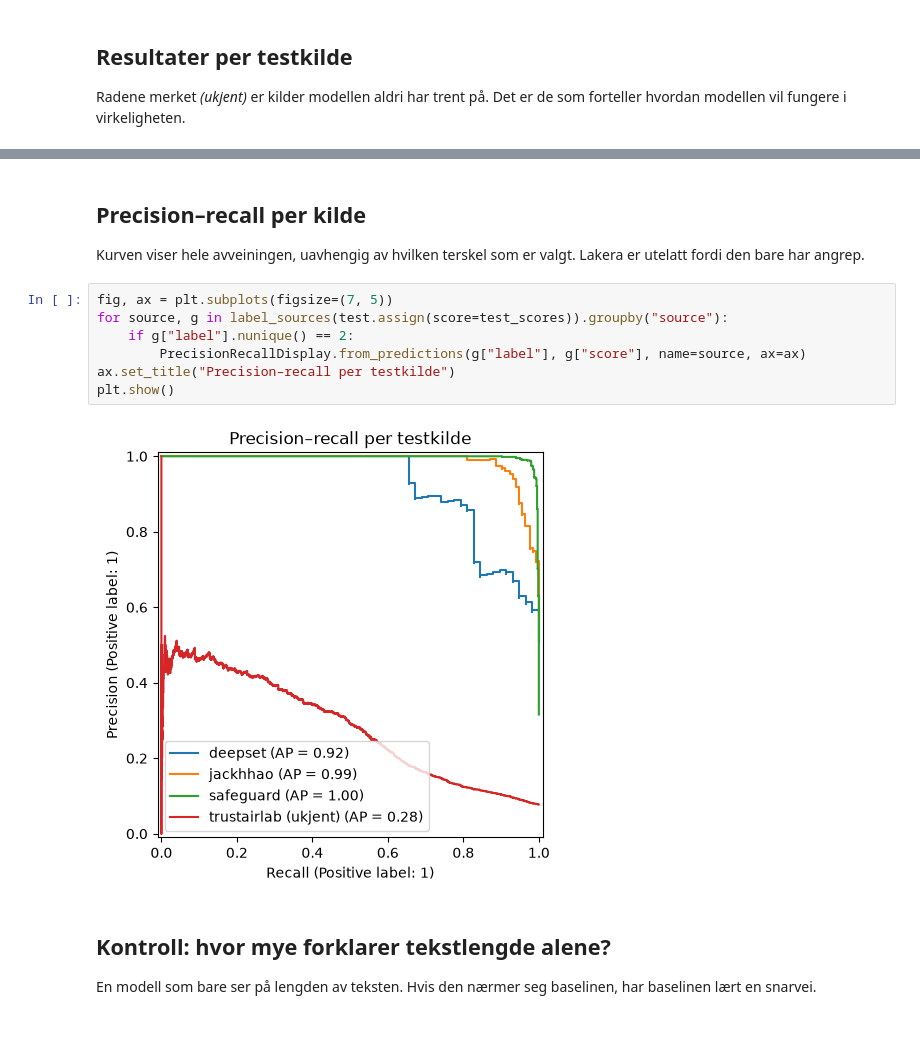
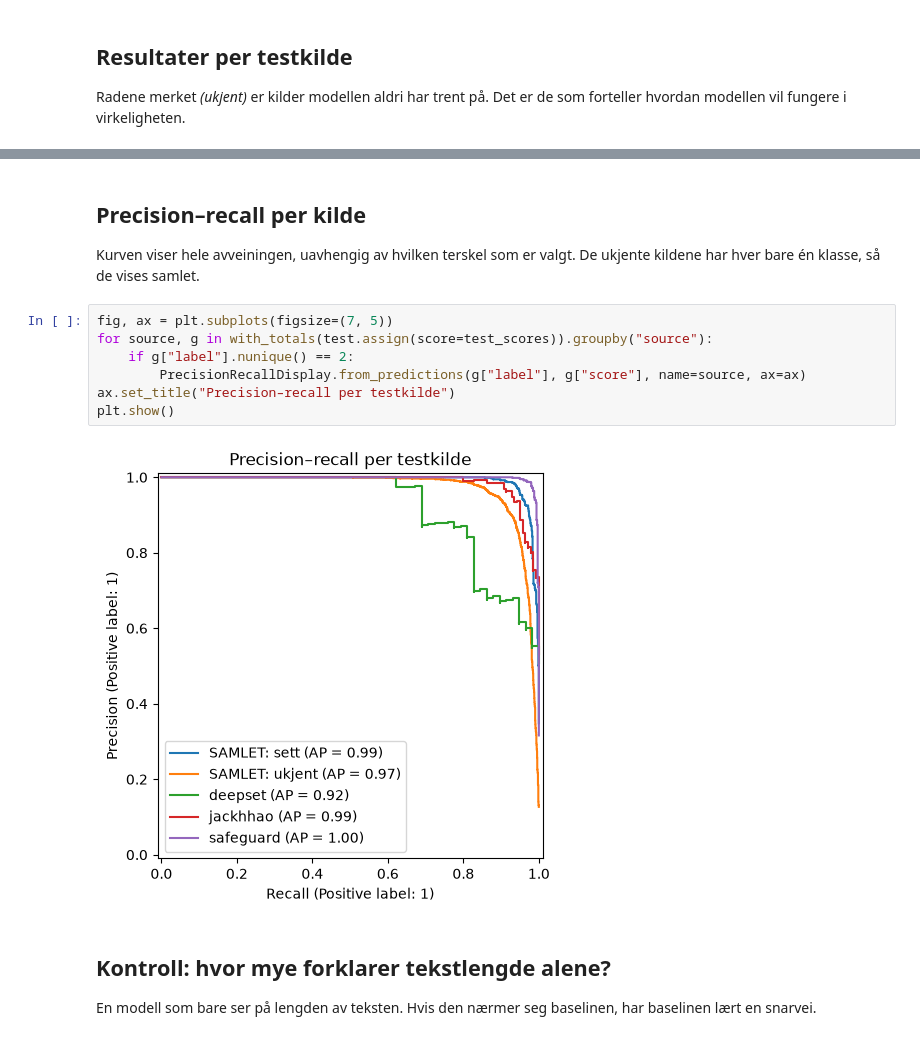
Before and after one commit to muhayudinawan/prompt-injection-detector, a Jupyter notebook: notebooks/02_baseline.ipynb, the cells around one changed output, grey strips where cells are left out. Drawn from its saved outputs; the diff is of its cells as text.

```diff
--- a/notebooks/02_baseline.ipynb
+++ b/notebooks/02_baseline.ipynb
@@ -143,16 +145,16 @@ Valgt terskel (0.459):
 # %% [markdown]
 ## Precision–recall per kilde
 
-Kurven viser hele avveiningen, uavhengig av hvilken terskel som er valgt. Lakera er utelatt fordi den bare har angrep.
+Kurven viser hele avveiningen, uavhengig av hvilken terskel som er valgt. De ukjente kildene har hver bare én klasse, så de vises samlet.
 # %%
 fig, ax = plt.subplots(figsize=(7, 5))
-for source, g in label_sources(test.assign(score=test_scores)).groupby("source"):
+for source, g in with_totals(test.assign(score=test_scores)).groupby("source"):
     if g["label"].nunique() == 2:
         PrecisionRecallDisplay.from_predictions(g["label"], g["score"], name=source, ax=ax)
 ax.set_title("Precision–recall per testkilde")
 plt.show()
 # %% [output]
-[figure, old version]
+[figure, new version]
 # %% [markdown]
 ## Kontroll: hvor mye forklarer tekstlengde alene?
 
```
Also changed, not shown: parts of 6 cells of this notebook, 2 other files.
